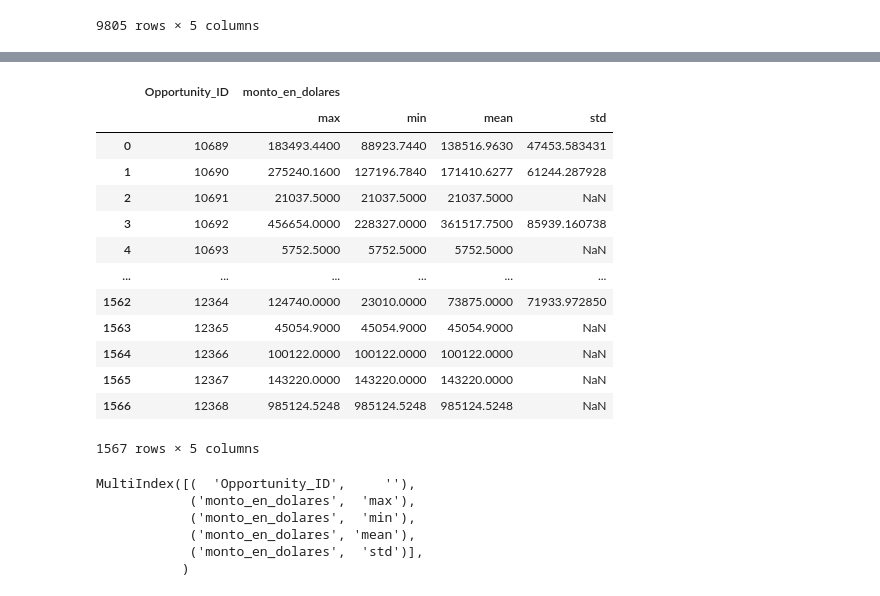
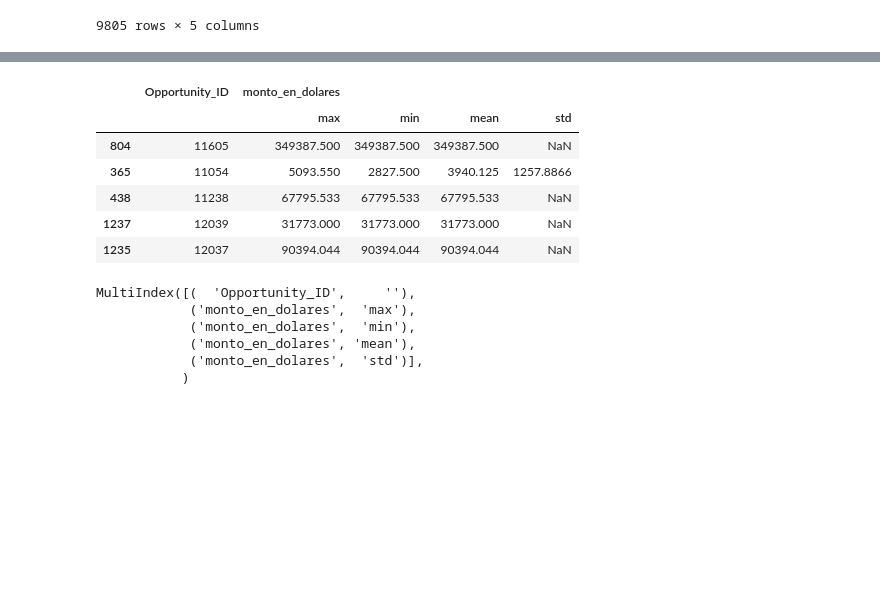
Before and after one commit to miguelAfonzalida/TP2_Orga_Datos_2C-2020, a Jupyter notebook: Preprocesamiento y Creacion de Features.ipynb, the cells around one changed output, grey strips where cells are left out. Cells and saved outputs as stored; diff of their text form; code cells hidden in the pictures; blank space fills up the shorter version.

```diff
--- a/Preprocesamiento y Creacion de Features.ipynb
+++ b/Preprocesamiento y Creacion de Features.ipynb
@@ -344,6 +230,8 @@ set(train.Territory)
 # %%
 train['Opportunity_Created_Date']=pd.to_datetime(train['Opportunity_Created_Date'])
 test['Opportunity_Created_Date']=pd.to_datetime(test['Opportunity_Created_Date'])
+train['Planned_Delivery_Start_Date']=pd.to_datetime(train['Planned_Delivery_Start_Date'])
+test['Planned_Delivery_Start_Date']=pd.to_datetime(test['Planned_Delivery_Start_Date'])
 # %%
 def encuentra_Estacion_N(date):
     year = str(date.year)
@@ -382,4 +270,15 @@ test.loc[test['Hemisferio']=='Hemisferio Norte','Estación'] = test.loc[test['He
 .map(encuentra_Estacion_N)
 test.loc[test['Hemisferio']=='Hemisferio Sur','Estación'] = test.loc[test['Hemisferio']=='Hemisferio Sur','Opportunity_Created_Date']\
 .map(encuentra_Estacion_S)
+
+
+train.loc[train['Hemisferio']=='Hemisferio Norte','Estacion_entrega'] = train.loc[train['Hemisferio']=='Hemisferio Norte','Planned_Delivery_Start_Date']\
+.map(encuentra_Estacion_N)
+train.loc[train['Hemisferio']=='Hemisferio Sur','Estacion_entrega'] = train.loc[train['Hemisferio']=='Hemisferio Sur','Planned_Delivery_Start_Date']\
+.map(encuentra_Estacion_S)
+
+test.loc[test['Hemisferio']=='Hemisferio Norte','Estacion_entrega'] = test.loc[test['Hemisferio']=='Hemisferio Norte','Planned_Delivery_Start_Date']\
+.map(encuentra_Estacion_N)
+test.loc[test['Hemisferio']=='Hemisferio Sur','Estacion_entrega'] = test.loc[test['Hemisferio']=='Hemisferio Sur','Planned_Delivery_Start_Date']\
+.map(encuentra_Estacion_S)
 # %%
@@ -712,20 +506,13 @@ train_monto
 # %%
-test_monto
+test_monto.sample(5)
 # %% [output]
 |  | Opportunity_ID | monto_en_dolares |  |  |  |
 |  |  | max | min | mean | std |
-| 0 | 10689 | 183493.4400 | 88923.7440 | 138516.9630 | 47453.583431 |
-| 1 | 10690 | 275240.1600 | 127196.7840 | 171410.6277 | 61244.287928 |
-| 2 | 10691 | 21037.5000 | 21037.5000 | 21037.5000 | NaN |
-| 3 | 10692 | 456654.0000 | 228327.0000 | 361517.7500 | 85939.160738 |
-| 4 | 10693 | 5752.5000 | 5752.5000 | 5752.5000 | NaN |
-| ... | ... | ... | ... | ... | ... |
-| 1562 | 12364 | 124740.0000 | 23010.0000 | 73875.0000 | 71933.972850 |
-| 1563 | 12365 | 45054.9000 | 45054.9000 | 45054.9000 | NaN |
-| 1564 | 12366 | 100122.0000 | 100122.0000 | 100122.0000 | NaN |
-| 1565 | 12367 | 143220.0000 | 143220.0000 | 143220.0000 | NaN |
-| 1566 | 12368 | 985124.5248 | 985124.5248 | 985124.5248 | NaN |
+| 804 | 11605 | 349387.500 | 349387.500 | 349387.500 | NaN |
+| 365 | 11054 | 5093.550 | 2827.500 | 3940.125 | 1257.8866 |
+| 438 | 11238 | 67795.533 | 67795.533 | 67795.533 | NaN |
+| 1237 | 12039 | 31773.000 | 31773.000 | 31773.000 | NaN |
+| 1235 | 12037 | 90394.044 | 90394.044 | 90394.044 | NaN |
-1567 rows × 5 columns
 # %%
 train_monto.columns
 # %% [output]
```
Also changed, not shown: parts of 45 cells of this notebook, 5 other files.
